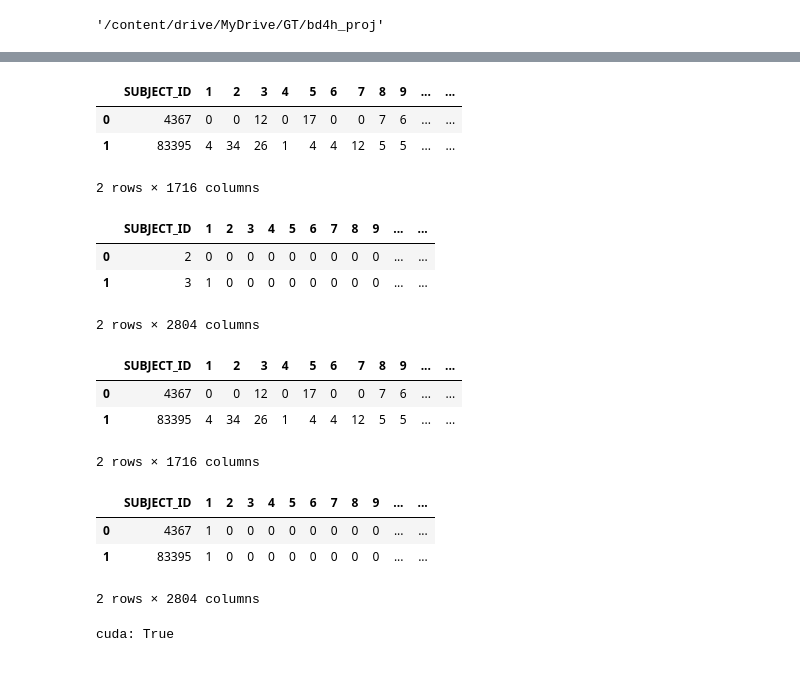
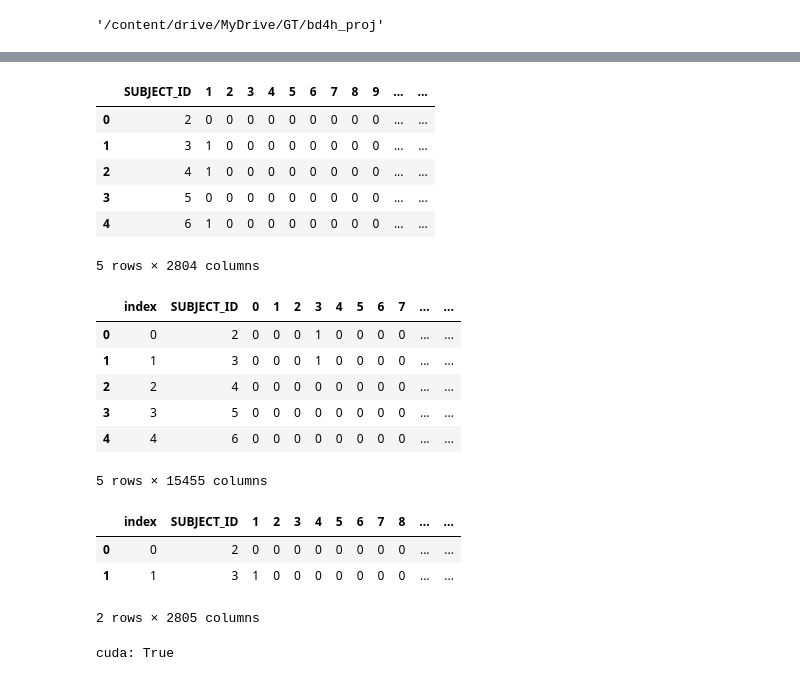
Before and after one commit to ajs-p/patient_representation, a Jupyter notebook: code/colab/mlp.ipynb, the cells around one changed output, grey strips where cells are left out. Saved outputs shown, nothing was run; the diff lists cells and outputs as text; code cells hidden in the pictures.

```diff
--- a/code/colab/mlp.ipynb
+++ b/code/colab/mlp.ipynb
@@ -51,3 +58,11 @@ Mounted at /content/drive
 '/content/drive/MyDrive/GT/bd4h_proj'
 # %%
 con = duckdb.connect()
+# %%
+sparse_array = np.load('i2b2_sparse_feature.npy', allow_pickle=True)
+# sparse_dict.items()
+# sparse_array = sparse_dict['arr_0']
+# for k, v in sparse_dict.items():
+#   sparse_array = sparse_dict[k]
+#   break
+type(sparse_array)
@@ -53,0 +75,3 @@ con = duckdb.connect()
+# %%
+feature_df = pd.DataFrame(sparse_array).reset_index().rename(columns={'index': 'SUBJECT_ID'})
+feature_df.head()
@@ -54,33 +86,34 @@ con = duckdb.connect()
 # %%
-feature_df = pd.read_csv('patient_feature.csv')
-feature_df.head(2)
+# feature_df = pd.read_csv('patient_feature.csv')
+# feature_df.head(2)
-# %% [output]
-|  | SUBJECT_ID | 1 | 2 | 3 | 4 | 5 | 6 | 7 | 8 | 9 | ... | ... |
-| 0 | 4367 | 0 | 0 | 12 | 0 | 17 | 0 | 0 | 7 | 6 | ... | ... |
-| 1 | 83395 | 4 | 34 | 26 | 1 | 4 | 4 | 12 | 5 | 5 | ... | ... |
-2 rows × 1716 columns
 # %%
 target_df = pd.read_csv('patient_target.csv')
-target_df.head(2)
+target_df.head()
 # %% [output]
 |  | SUBJECT_ID | 1 | 2 | 3 | 4 | 5 | 6 | 7 | 8 | 9 | ... | ... |
 | 0 | 2 | 0 | 0 | 0 | 0 | 0 | 0 | 0 | 0 | 0 | ... | ... |
 | 1 | 3 | 1 | 0 | 0 | 0 | 0 | 0 | 0 | 0 | 0 | ... | ... |
+| 2 | 4 | 1 | 0 | 0 | 0 | 0 | 0 | 0 | 0 | 0 | ... | ... |
+| 3 | 5 | 0 | 0 | 0 | 0 | 0 | 0 | 0 | 0 | 0 | ... | ... |
+| 4 | 6 | 1 | 0 | 0 | 0 | 0 | 0 | 0 | 0 | 0 | ... | ... |
-2 rows × 2804 columns
+5 rows × 2804 columns
 # %%
 feature_df = con.execute("""
 select *
 from feature_df f
 where exists (select 1 from target_df t
   where f.subject_id = t.subject_id)
 order by subject_id
-""").df()
-feature_df.head(2)
+""").df().reset_index()
+feature_df.head()
 # %% [output]
-|  | SUBJECT_ID | 1 | 2 | 3 | 4 | 5 | 6 | 7 | 8 | 9 | ... | ... |
-| 0 | 4367 | 0 | 0 | 12 | 0 | 17 | 0 | 0 | 7 | 6 | ... | ... |
-| 1 | 83395 | 4 | 34 | 26 | 1 | 4 | 4 | 12 | 5 | 5 | ... | ... |
+|  | index | SUBJECT_ID | 0 | 1 | 2 | 3 | 4 | 5 | 6 | 7 | ... | ... |
+| 0 | 0 | 2 | 0 | 0 | 0 | 1 | 0 | 0 | 0 | 0 | ... | ... |
+| 1 | 1 | 3 | 0 | 0 | 0 | 1 | 0 | 0 | 0 | 0 | ... | ... |
+| 2 | 2 | 4 | 0 | 0 | 0 | 0 | 0 | 0 | 0 | 0 | ... | ... |
+| 3 | 3 | 5 | 0 | 0 | 0 | 0 | 0 | 0 | 0 | 0 | ... | ... |
+| 4 | 4 | 6 | 0 | 0 | 0 | 0 | 0 | 0 | 0 | 0 | ... | ... |
-2 rows × 1716 columns
+5 rows × 15455 columns
 # %%
 target_df = con.execute("""
 select *
@@ -88,13 +121,13 @@ from target_df t
 where exists (select 1 from feature_df f
   where f.subject_id = t.subject_id)
 order by subject_id
-""").df()
+""").df().reset_index()
 target_df.head(2)
 # %% [output]
-|  | SUBJECT_ID | 1 | 2 | 3 | 4 | 5 | 6 | 7 | 8 | 9 | ... | ... |
-| 0 | 4367 | 1 | 0 | 0 | 0 | 0 | 0 | 0 | 0 | 0 | ... | ... |
-| 1 | 83395 | 1 | 0 | 0 | 0 | 0 | 0 | 0 | 0 | 0 | ... | ... |
+|  | index | SUBJECT_ID | 1 | 2 | 3 | 4 | 5 | 6 | 7 | 8 | ... | ... |
+| 0 | 0 | 2 | 0 | 0 | 0 | 0 | 0 | 0 | 0 | 0 | ... | ... |
+| 1 | 1 | 3 | 1 | 0 | 0 | 0 | 0 | 0 | 0 | 0 | ... | ... |
-2 rows × 2804 columns
+2 rows × 2805 columns
 # %%
 def set_device():
   print(f"cuda: {torch.cuda.is_available()}")
```
Also changed, not shown: parts of 24 cells of this notebook.
